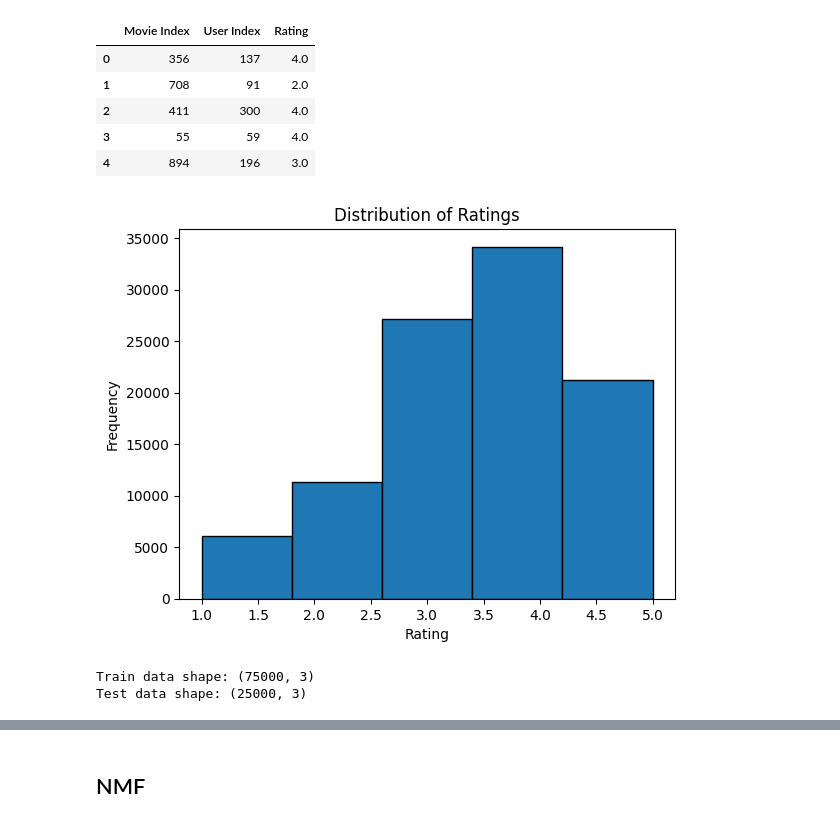
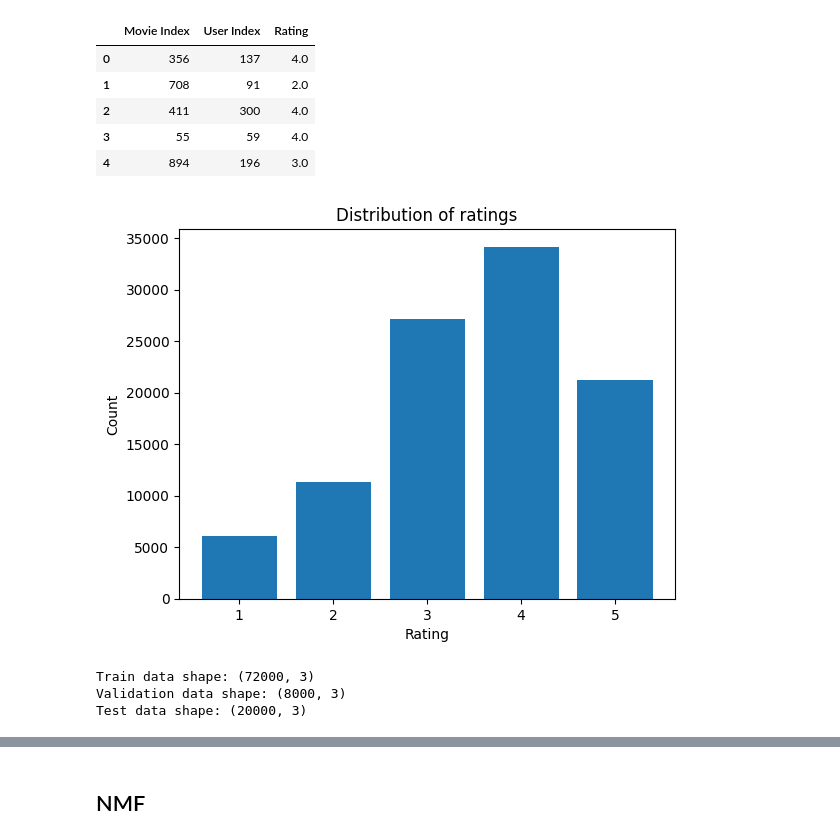
Before and after one commit to minhtuan27/master-thesis, a Jupyter notebook: Experiment/movielens100k.ipynb, the cells around one changed output, grey strips where cells are left out. Cells and saved outputs as stored; diff of their text form; code cells hidden in the pictures.

```diff
--- a/Experiment/movielens100k.ipynb
+++ b/Experiment/movielens100k.ipynb
@@ -18,25 +38,27 @@ dataset.head()
 | 3 | 55 | 59 | 4.0 |
 | 4 | 894 | 196 | 3.0 |
 # %%
-import matplotlib.pyplot as plt
-
 # Plot the distribution of ratings
-plt.hist(dataset['Rating'], bins=5, edgecolor='black')
+rating_counts = dataset['Rating'].value_counts().sort_index()
+plt.bar(rating_counts.index, rating_counts.values)
+plt.title('Distribution of ratings')
 plt.xlabel('Rating')
-plt.ylabel('Frequency')
-plt.title('Distribution of Ratings')
+plt.ylabel('Count')
 plt.show()
 # %% [output]
-[figure, old version]
+[figure, new version]
 # %%
-from sklearn.model_selection import train_test_split
+# Split the dataset into train and test data
+train_val_data, test_data = user_based_train_test_split(dataset, test_size=0.2, random_state=42)
 
-# Split the dataset into train and test data
-train_data, test_data = train_test_split(dataset, test_size=0.25, random_state=42)
+# Split the train and validation data
+train_data, val_data = train_test_split(train_val_data, test_size=0.1, random_state=42)
 
 # Print the shapes of train and test data
 print("Train data shape:", train_data.shape)
+print("Validation data shape:", val_data.shape)
 print("Test data shape:", test_data.shape)
 # %% [output]
-Train data shape: (75000, 3)
-Test data shape: (25000, 3)
+Train data shape: (72000, 3)
+Validation data shape: (8000, 3)
+Test data shape: (20000, 3)
```
Also changed, not shown: parts of 33 cells of this notebook, 2 other files.
